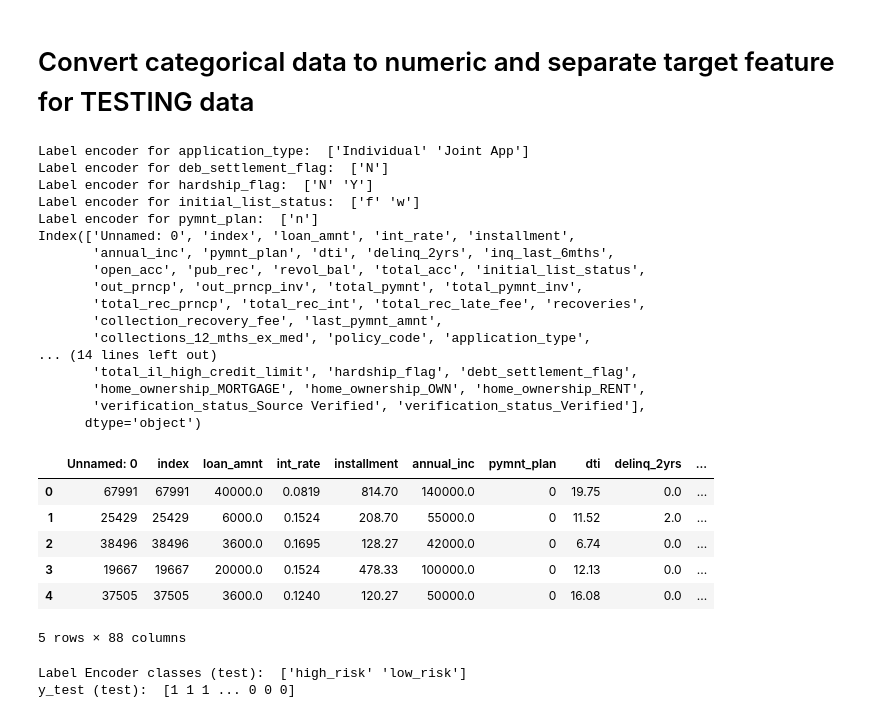
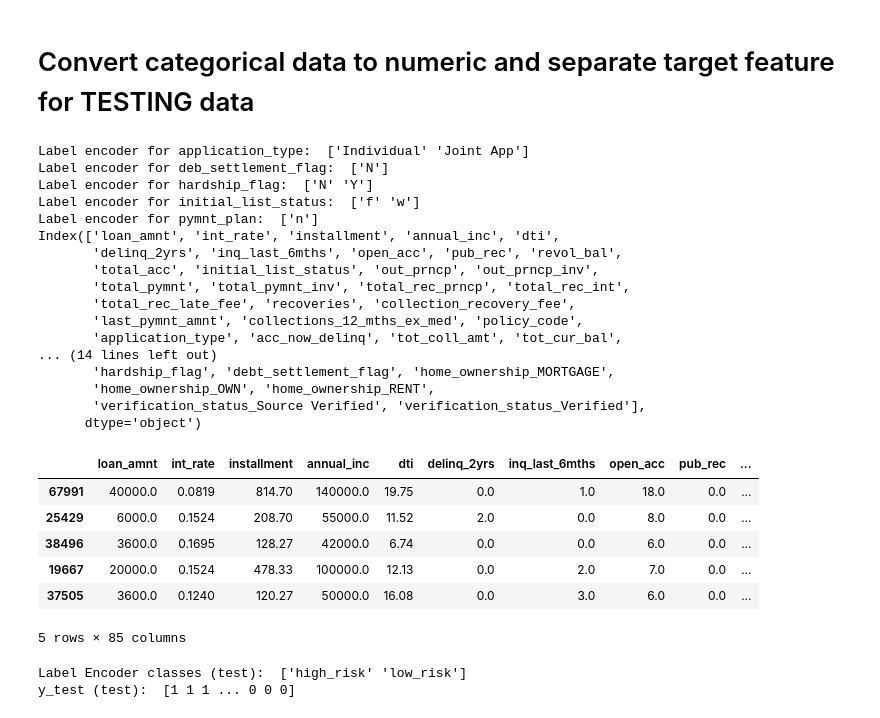
Before and after one commit to githotirado/predict-credit-risk, a Jupyter notebook: Credit Risk Evaluator.ipynb, the cells around one changed output. Saved outputs shown, nothing was run; the diff lists cells and outputs as text; code cells hidden in the pictures.

Commit message:
Reran preprocess, dropped more columns

```diff
--- a/Credit Risk Evaluator.ipynb
+++ b/Credit Risk Evaluator.ipynb
@@ -3,8 +3,9 @@ import numpy as np
 import pandas as pd
 from pathlib import Path
 # %%
-train_df = pd.read_csv(Path('Resources/2019loans.csv'))
-test_df = pd.read_csv(Path('Resources/2020Q1loans.csv'))
+# Read CSV files, remove unnamed column
+train_df = pd.read_csv(Path('Resources/2019loans.csv'), index_col=0)
+test_df = pd.read_csv(Path('Resources/2020Q1loans.csv'), index_col=0)
 # %%
 train_df.head()
 # %% [output]
@@ -125,50 +164,53 @@ y_train (train):  [1 1 1 ... 0 0 0]
 # Convert categorical data to numeric and separate target feature for TESTING data
 # %%
 # Create the X feature vector (test data)
-X_test = test_df.drop('loan_status', axis=1)
+X_test = test_df.drop(columns=['loan_status', 'index'])
 
 # Use Label Encoder to preprocess binary text features
 le = LabelEncoder()
 X_test["application_type"] = le.fit_transform(X_test["application_type"])
 print("Label encoder for application_type: ", le.classes_)
 X_test["debt_settlement_flag"] = le.fit_transform(X_test["debt_settlement_flag"])
 print("Label encoder for deb_settlement_flag: ", le.classes_)
 X_test["hardship_flag"] = le.fit_transform(X_test["hardship_flag"])
 print("Label encoder for hardship_flag: ", le.classes_)
 X_test["initial_list_status"] = le.fit_transform(X_test["initial_list_status"])
 print("Label encoder for initial_list_status: ", le.classes_)
 X_test["pymnt_plan"] = le.fit_transform(X_test["pymnt_plan"])
 print("Label encoder for pymnt_plan: ", le.classes_)
 
+# Drop pymnt_plan since it only has one value, same as training data
+X_test = X_test.drop('pymnt_plan', axis=1)
+
 # Use pd.dummies for all other categorical features
 X_test = pd.get_dummies(X_test, drop_first=True)
 print(X_test.columns)
 X_test.head()
 # %% [output]
 Label encoder for application_type:  ['Individual' 'Joint App']
 Label encoder for deb_settlement_flag:  ['N']
 Label encoder for hardship_flag:  ['N' 'Y']
 Label encoder for initial_list_status:  ['f' 'w']
 Label encoder for pymnt_plan:  ['n']
-Index(['Unnamed: 0', 'index', 'loan_amnt', 'int_rate', 'installment',
-       'annual_inc', 'pymnt_plan', 'dti', 'delinq_2yrs', 'inq_last_6mths',
-       'open_acc', 'pub_rec', 'revol_bal', 'total_acc', 'initial_list_status',
-       'out_prncp', 'out_prncp_inv', 'total_pymnt', 'total_pymnt_inv',
-       'total_rec_prncp', 'total_rec_int', 'total_rec_late_fee', 'recoveries',
-       'collection_recovery_fee', 'last_pymnt_amnt',
-       'collections_12_mths_ex_med', 'policy_code', 'application_type',
+Index(['loan_amnt', 'int_rate', 'installment', 'annual_inc', 'dti',
+       'delinq_2yrs', 'inq_last_6mths', 'open_acc', 'pub_rec', 'revol_bal',
+       'total_acc', 'initial_list_status', 'out_prncp', 'out_prncp_inv',
+       'total_pymnt', 'total_pymnt_inv', 'total_rec_prncp', 'total_rec_int',
+       'total_rec_late_fee', 'recoveries', 'collection_recovery_fee',
+       'last_pymnt_amnt', 'collections_12_mths_ex_med', 'policy_code',
+       'application_type', 'acc_now_delinq', 'tot_coll_amt', 'tot_cur_bal',
 ... (14 lines left out)
-       'total_il_high_credit_limit', 'hardship_flag', 'debt_settlement_flag',
-       'home_ownership_MORTGAGE', 'home_ownership_OWN', 'home_ownership_RENT',
+       'hardship_flag', 'debt_settlement_flag', 'home_ownership_MORTGAGE',
+       'home_ownership_OWN', 'home_ownership_RENT',
        'verification_status_Source Verified', 'verification_status_Verified'],
       dtype='object')
-|  | Unnamed: 0 | index | loan_amnt | int_rate | installment | annual_inc | pymnt_plan | dti | delinq_2yrs | ... |
-| 0 | 67991 | 67991 | 40000.0 | 0.0819 | 814.70 | 140000.0 | 0 | 19.75 | 0.0 | ... |
-| 1 | 25429 | 25429 | 6000.0 | 0.1524 | 208.70 | 55000.0 | 0 | 11.52 | 2.0 | ... |
-| 2 | 38496 | 38496 | 3600.0 | 0.1695 | 128.27 | 42000.0 | 0 | 6.74 | 0.0 | ... |
-| 3 | 19667 | 19667 | 20000.0 | 0.1524 | 478.33 | 100000.0 | 0 | 12.13 | 0.0 | ... |
-| 4 | 37505 | 37505 | 3600.0 | 0.1240 | 120.27 | 50000.0 | 0 | 16.08 | 0.0 | ... |
+|  | loan_amnt | int_rate | installment | annual_inc | dti | delinq_2yrs | inq_last_6mths | open_acc | pub_rec | ... |
+| 67991 | 40000.0 | 0.0819 | 814.70 | 140000.0 | 19.75 | 0.0 | 1.0 | 18.0 | 0.0 | ... |
+| 25429 | 6000.0 | 0.1524 | 208.70 | 55000.0 | 11.52 | 2.0 | 0.0 | 8.0 | 0.0 | ... |
+| 38496 | 3600.0 | 0.1695 | 128.27 | 42000.0 | 6.74 | 0.0 | 0.0 | 6.0 | 0.0 | ... |
+| 19667 | 20000.0 | 0.1524 | 478.33 | 100000.0 | 12.13 | 0.0 | 2.0 | 7.0 | 0.0 | ... |
+| 37505 | 3600.0 | 0.1240 | 120.27 | 50000.0 | 16.08 | 0.0 | 3.0 | 6.0 | 0.0 | ... |
-5 rows × 88 columns
+5 rows × 85 columns
 # %%
 # Create the y-label (test data)
 # Convert output labels to 0 and 1
```
Also changed, not shown: parts of 19 cells of this notebook.
